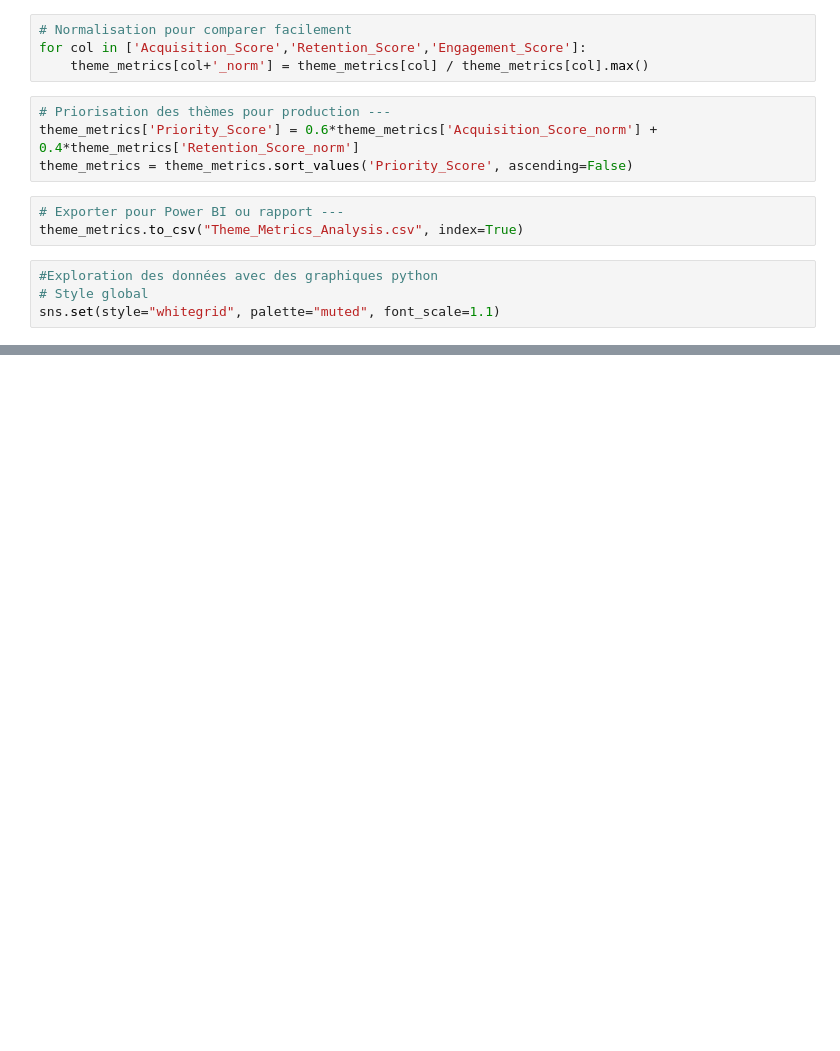
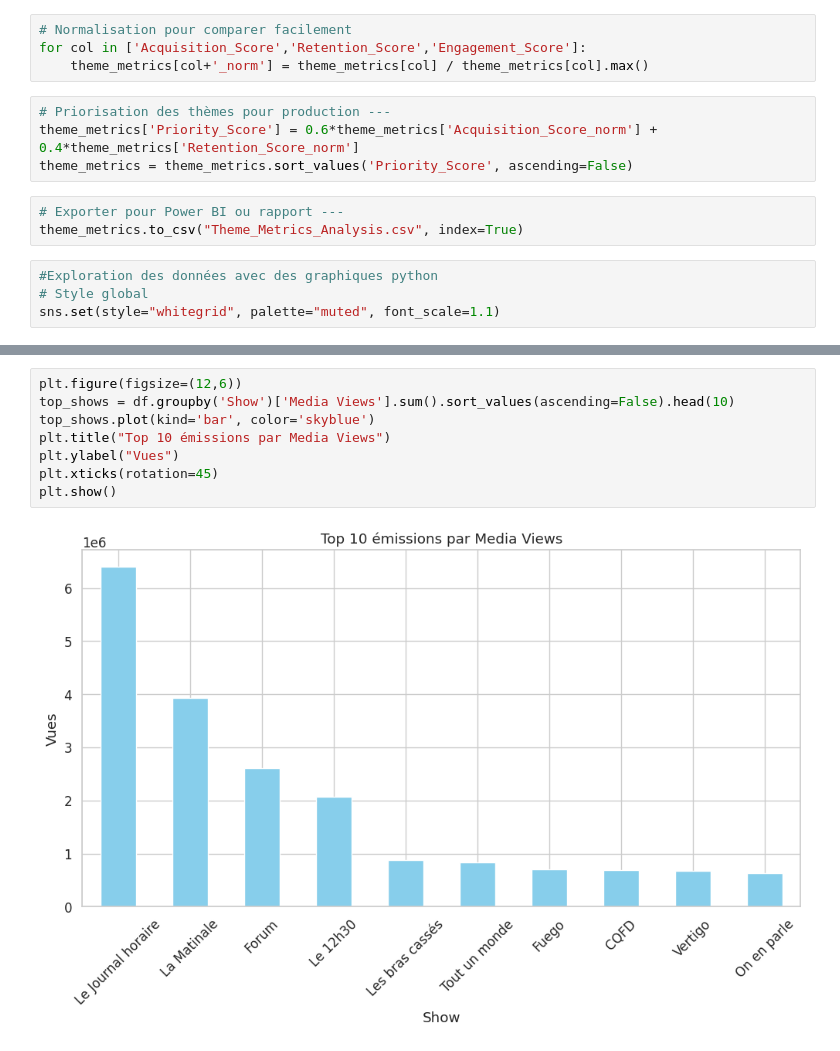
Before and after one commit to sana202186/Use-Case-RTS, a Jupyter notebook: UseCase_Sana.ipynb, the cells around one changed output, grey strips where cells are left out. Saved outputs shown, nothing was run; the diff lists cells and outputs as text; blank space fills up the shorter version.

```diff
--- a/UseCase_Sana.ipynb
+++ b/UseCase_Sana.ipynb
@@ -277,0 +280,10 @@ Série temporelle générée : (72, 3)
+# %%
+plt.figure(figsize=(12,6))
+top_shows = df.groupby('Show')['Media Views'].sum().sort_values(ascending=False).head(10)
+top_shows.plot(kind='bar', color='skyblue')
+plt.title("Top 10 émissions par Media Views")
+plt.ylabel("Vues")
+plt.xticks(rotation=45)
+plt.show()
+# %% [output]
+[figure, added]
```
Also changed, not shown: parts of 6 cells of this notebook.
